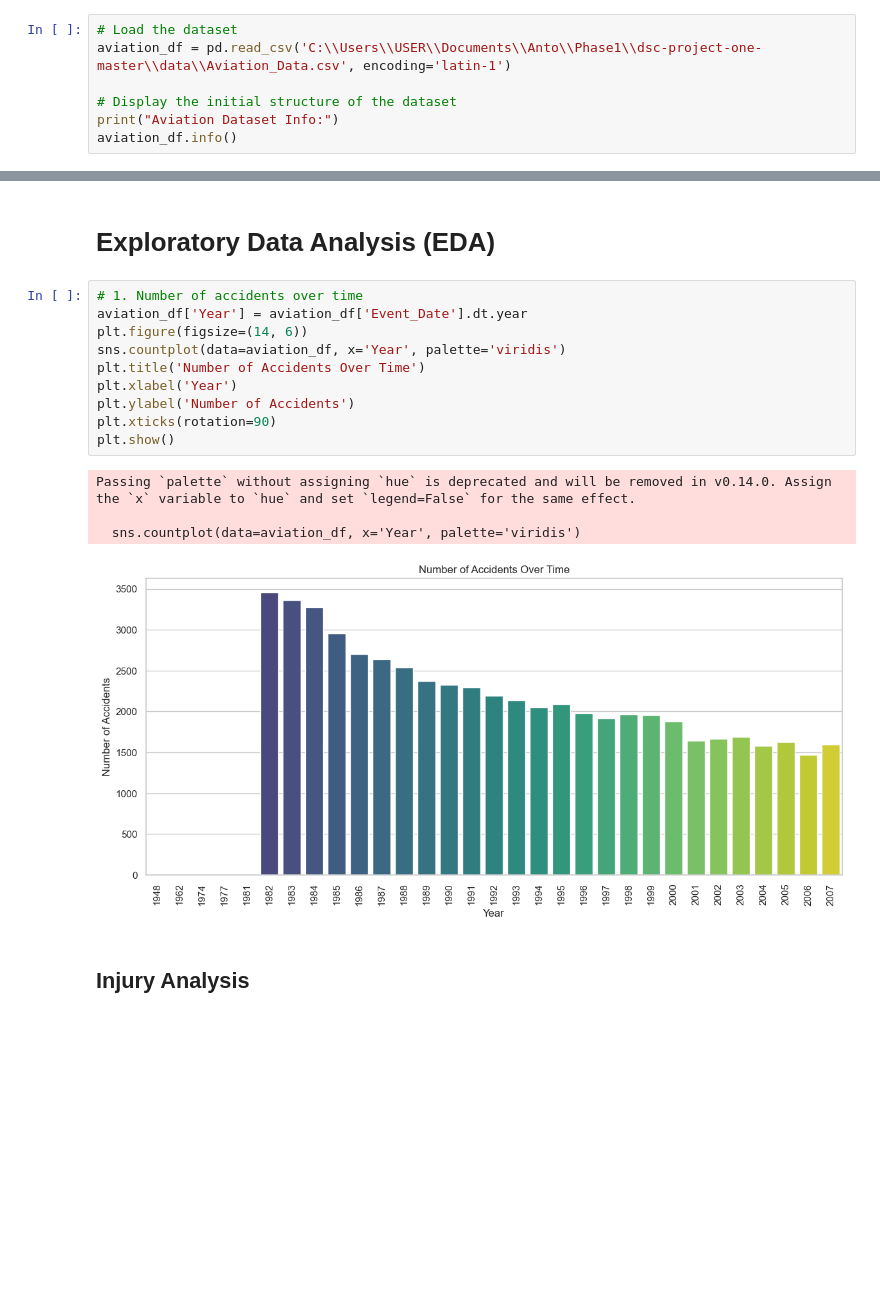
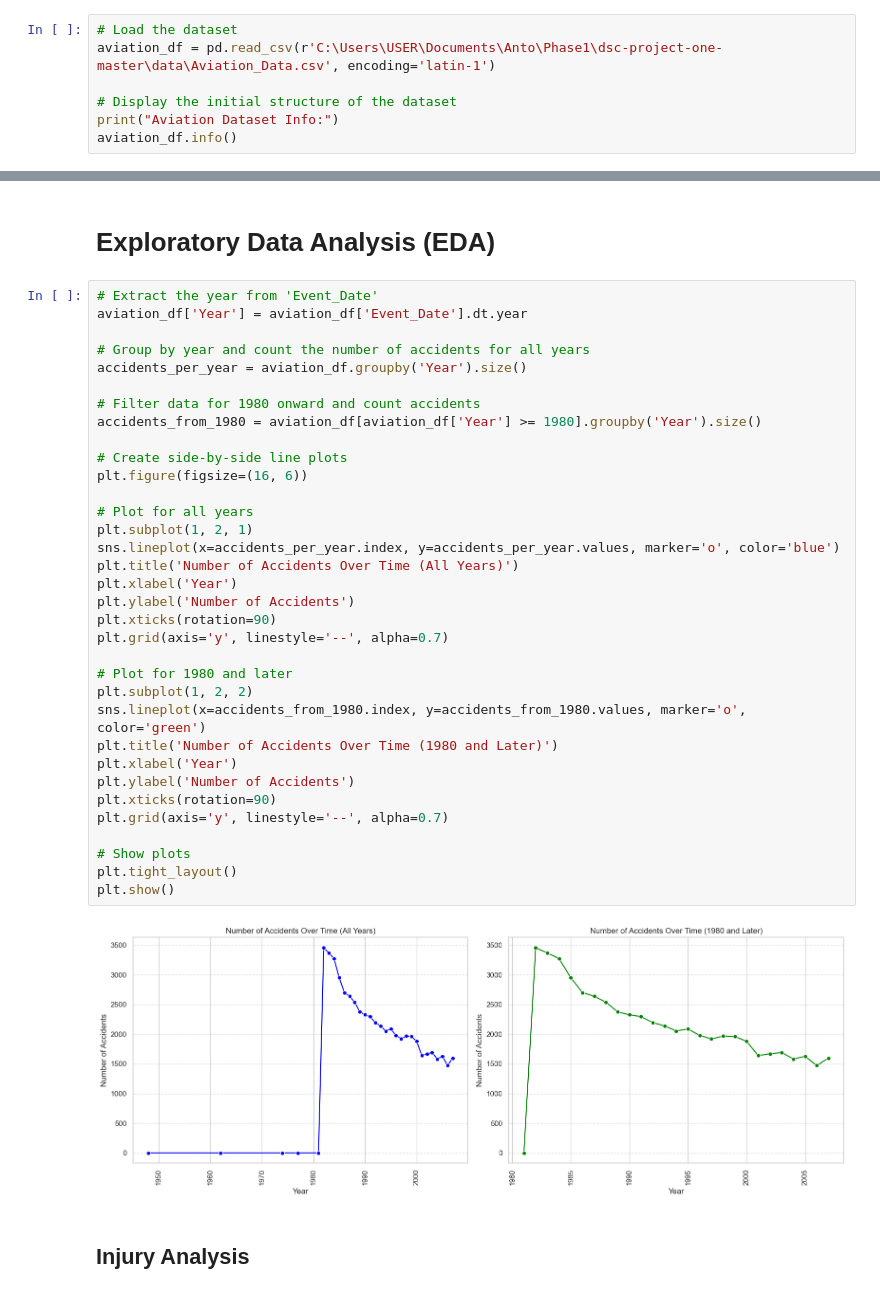
Before and after one commit to blexolonde/dsc-phase-1-project, a Jupyter notebook: notebooks/aviation_notebook.ipynb, the cells around one changed output, grey strips where cells are left out. Saved outputs shown, nothing was run; the diff lists cells and outputs as text; blank space fills up the shorter version.

Commit message:
update graphs

```diff
--- a/notebooks/aviation_notebook.ipynb
+++ b/notebooks/aviation_notebook.ipynb
@@ -127,7 +127,7 @@ sns.set(style="whitegrid")
 pd.set_option('display.max_columns', None)
 # %%
 # Load the dataset
-aviation_df = pd.read_csv('C:\\Users\\USER\\Documents\\Anto\\Phase1\\dsc-project-one-master\\data\\Aviation_Data.csv', encoding='latin-1')
+aviation_df = pd.read_csv(r'C:\Users\USER\Documents\Anto\Phase1\dsc-project-one-master\data\Aviation_Data.csv', encoding='latin-1')
 
 # Display the initial structure of the dataset
 print("Aviation Dataset Info:")
@@ -389,20 +389,41 @@ The cleaned dataset includes the following columns, which are crucial for our an
 # %% [markdown]
 # Exploratory Data Analysis (EDA)
 # %%
-# 1. Number of accidents over time
+# Extract the year from 'Event_Date'
 aviation_df['Year'] = aviation_df['Event_Date'].dt.year
-plt.figure(figsize=(14, 6))
-sns.countplot(data=aviation_df, x='Year', palette='viridis')
-plt.title('Number of Accidents Over Time')
+
+# Group by year and count the number of accidents for all years
+accidents_per_year = aviation_df.groupby('Year').size()
+
+# Filter data for 1980 onward and count accidents
+accidents_from_1980 = aviation_df[aviation_df['Year'] >= 1980].groupby('Year').size()
+
+# Create side-by-side line plots
+plt.figure(figsize=(16, 6))
+
+# Plot for all years
+plt.subplot(1, 2, 1)
+sns.lineplot(x=accidents_per_year.index, y=accidents_per_year.values, marker='o', color='blue')
+plt.title('Number of Accidents Over Time (All Years)')
 plt.xlabel('Year')
 plt.ylabel('Number of Accidents')
 plt.xticks(rotation=90)
+plt.grid(axis='y', linestyle='--', alpha=0.7)
+
+# Plot for 1980 and later
+plt.subplot(1, 2, 2)
+sns.lineplot(x=accidents_from_1980.index, y=accidents_from_1980.values, marker='o', color='green')
+plt.title('Number of Accidents Over Time (1980 and Later)')
+plt.xlabel('Year')
+plt.ylabel('Number of Accidents')
+plt.xticks(rotation=90)
+plt.grid(axis='y', linestyle='--', alpha=0.7)
+
+# Show plots
+plt.tight_layout()
 plt.show()
 # %% [output]
-Passing `palette` without assigning `hue` is deprecated and will be removed in v0.14.0. Assign the `x` variable to `hue` and set `legend=False` for the same effect.
-
-  sns.countplot(data=aviation_df, x='Year', palette='viridis')
-[figure, old version]
+[figure, new version]
 # %% [markdown]
 ## Injury Analysis
 # %%
```
Also changed, not shown: parts of 1 cell of this notebook, 1 other file.
